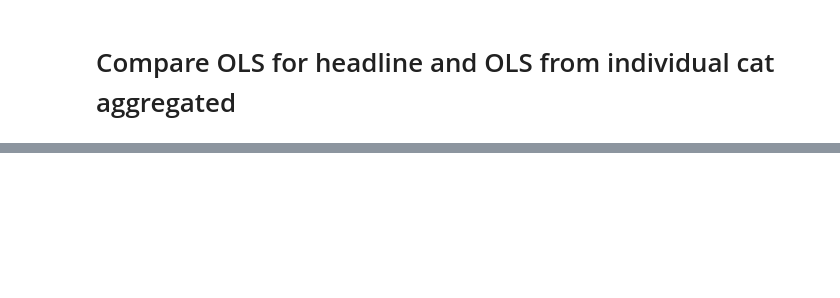
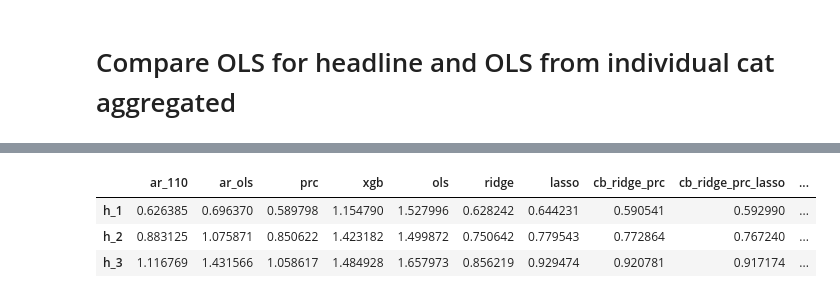
Before and after one commit to lamlam98765/thesis_code, a Jupyter notebook: main/8.Aggregate.ipynb, the cells around one changed output, grey strips where cells are left out. Saved outputs shown, nothing was run; the diff lists cells and outputs as text; code cells hidden in the pictures; blank space fills up the shorter version.

Commit message:
cb models finish

```diff
--- a/main/8.Aggregate.ipynb
+++ b/main/8.Aggregate.ipynb
@@ -11,9 +11,6 @@ import seaborn as sns
 import re
 from sklearn.metrics import mean_squared_error
 from dieboldmariano import dm_test
-# %%
-model = 'lasso'
-h = 3
 # %%
 def take_y_reals():
     cats = ["food", "energy", "neig", "services"]
@@ -31,7 +28,7 @@ def extract_forecast_model_h(forecast_all_cat_df, model, h):
     in 4 df, extract columns with model's name and horizon
     """
 
-    pattern = rf"^{model}.*h_{h}"
+    pattern = rf"^{model}_(?!l).*h_{h}"
     matching_cols = [col for col in forecast_all_cat_df.columns if re.search(pattern, col)]
     df_specific_model_h = forecast_all_cat_df.loc[:, matching_cols]
     return df_specific_model_h
@@ -60,6 +57,16 @@ def concatenate_csv_files(folder_path):
 
         # Add each file's data as new columns in the concatenated DataFrame
         concatenated_df = pd.concat([concatenated_df, df], axis=1)
-
+        concatenated_df = concatenated_df.loc[:, ~concatenated_df.columns.duplicated()]
 
     return concatenated_df
+
+def transform_to_chained(y_unchain, y_real):
+    y_real = y_real[y_real.index <= "2022-12-31"]
+    dec_mask = y_real.index.month == 12
+    dec_data = y_real.where(dec_mask, other=np.nan)
+    dec_data.ffill(inplace=True)
+    dec_data = dec_data[dec_data.index > "2015-12-31"]
+    # chain data back:
+    y_chained = y_unchain * dec_data
+    return y_chained
@@ -328,3 +260,10 @@ lasso_h_3
+# %%
+rmse
+# %% [output]
+|  | ar_110 | ar_ols | prc | xgb | ols | ridge | lasso | cb_ridge_prc | cb_ridge_prc_lasso | ... |
+| h_1 | 0.626385 | 0.696370 | 0.589798 | 1.154790 | 1.527996 | 0.628242 | 0.644231 | 0.590541 | 0.592990 | ... |
+| h_2 | 0.883125 | 1.075871 | 0.850622 | 1.423182 | 1.499872 | 0.750642 | 0.779543 | 0.772864 | 0.767240 | ... |
+| h_3 | 1.116769 | 1.431566 | 1.058617 | 1.484928 | 1.657973 | 0.856219 | 0.929474 | 0.920781 | 0.917174 | ... |
 # %%
 rmse.to_csv("data/report_rmse/total.csv")
 # %%
```
Also changed, not shown: parts of 26 cells of this notebook, 3 other files.
